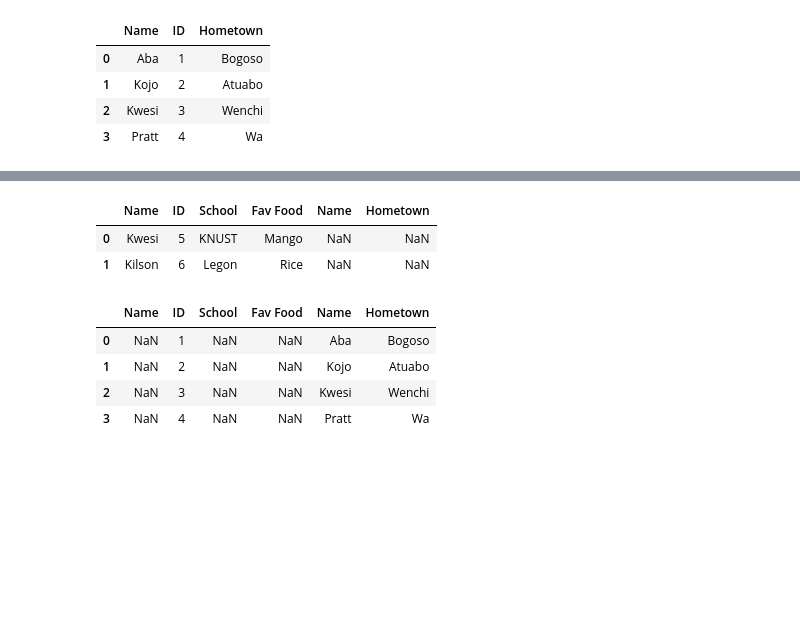
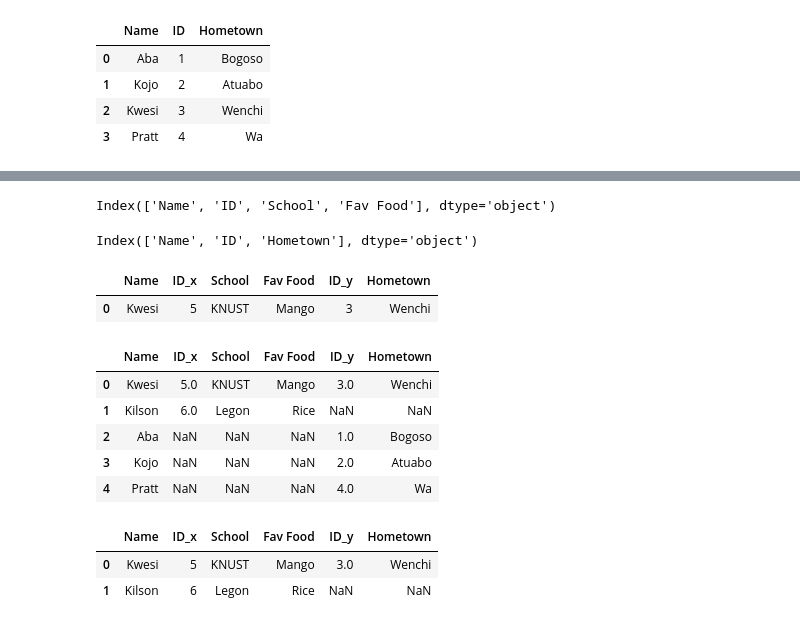
Before and after one commit to Hephzibah56/div_lessons, a Jupyter notebook: Data wrangling.ipynb, the cells around one changed output, grey strips where cells are left out. Saved outputs shown, nothing was run; the diff lists cells and outputs as text; code cells hidden in the pictures; blank space fills up the shorter version.

```diff
--- a/Data wrangling.ipynb
+++ b/Data wrangling.ipynb
@@ -724,14 +726,30 @@ mdf2.merge(mdf3, on = 'ID', how = 'outer')
-# %%
-mdf2.merge(mdf3, on = 'ID', how = 'left')
-# %% [output]
-|  | Name | ID | School | Fav Food | Name | Hometown |
-| 0 | Kwesi | 5 | KNUST | Mango | NaN | NaN |
-| 1 | Kilson | 6 | Legon | Rice | NaN | NaN |
-# %%
-mdf2.merge(mdf3, on = 'ID', how = 'right')
-# %% [output]
-|  | Name | ID | School | Fav Food | Name | Hometown |
-| 0 | NaN | 1 | NaN | NaN | Aba | Bogoso |
-| 1 | NaN | 2 | NaN | NaN | Kojo | Atuabo |
-| 2 | NaN | 3 | NaN | NaN | Kwesi | Wenchi |
-| 3 | NaN | 4 | NaN | NaN | Pratt | Wa |
+# %%
+mdf2.columns
+# %% [output]
+Index(['Name', 'ID', 'School', 'Fav Food'], dtype='object')
+# %%
+mdf3.columns = ['Name', 'ID', 'Hometown']
+# %%
+mdf3.columns
+# %% [output]
+Index(['Name', 'ID', 'Hometown'], dtype='object')
+# %%
+mdf2.merge(mdf3, on = 'Name', how = 'inner')
+# %% [output]
+|  | Name | ID_x | School | Fav Food | ID_y | Hometown |
+| 0 | Kwesi | 5 | KNUST | Mango | 3 | Wenchi |
+# %%
+mdf2.merge(mdf3, on = 'Name', how = 'outer')
+# %% [output]
+|  | Name | ID_x | School | Fav Food | ID_y | Hometown |
+| 0 | Kwesi | 5.0 | KNUST | Mango | 3.0 | Wenchi |
+| 1 | Kilson | 6.0 | Legon | Rice | NaN | NaN |
+| 2 | Aba | NaN | NaN | NaN | 1.0 | Bogoso |
+| 3 | Kojo | NaN | NaN | NaN | 2.0 | Atuabo |
+| 4 | Pratt | NaN | NaN | NaN | 4.0 | Wa |
+# %%
+mdf2.merge(mdf3, on = 'Name', how = 'left')
+# %% [output]
+|  | Name | ID_x | School | Fav Food | ID_y | Hometown |
+| 0 | Kwesi | 5 | KNUST | Mango | 3.0 | Wenchi |
+| 1 | Kilson | 6 | Legon | Rice | NaN | NaN |
```
Also changed, not shown: parts of 3 cells of this notebook.
